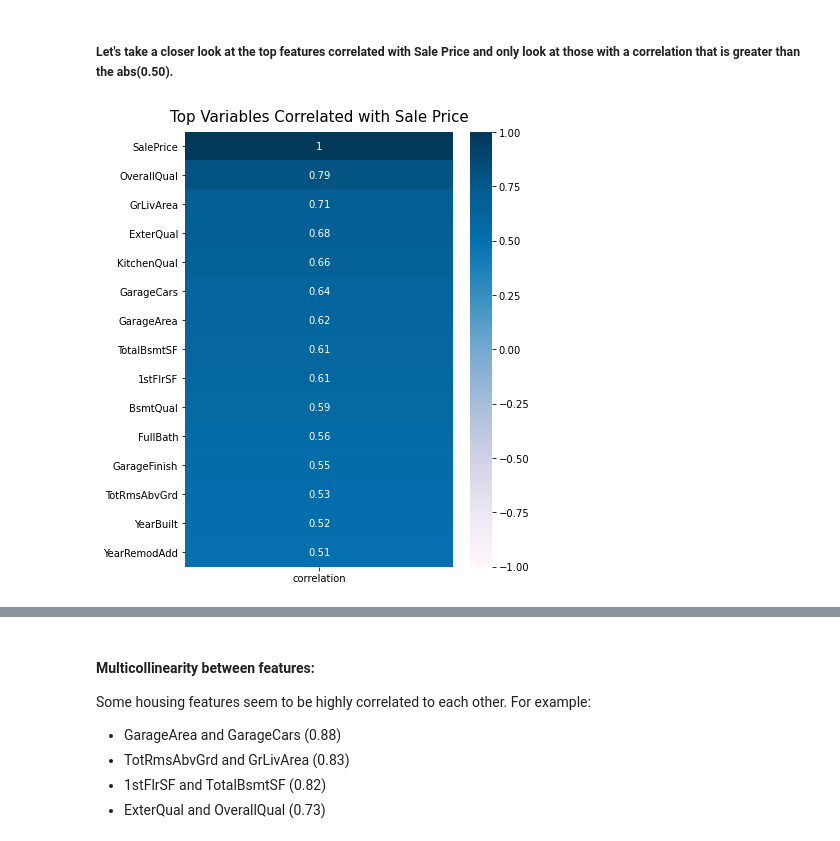
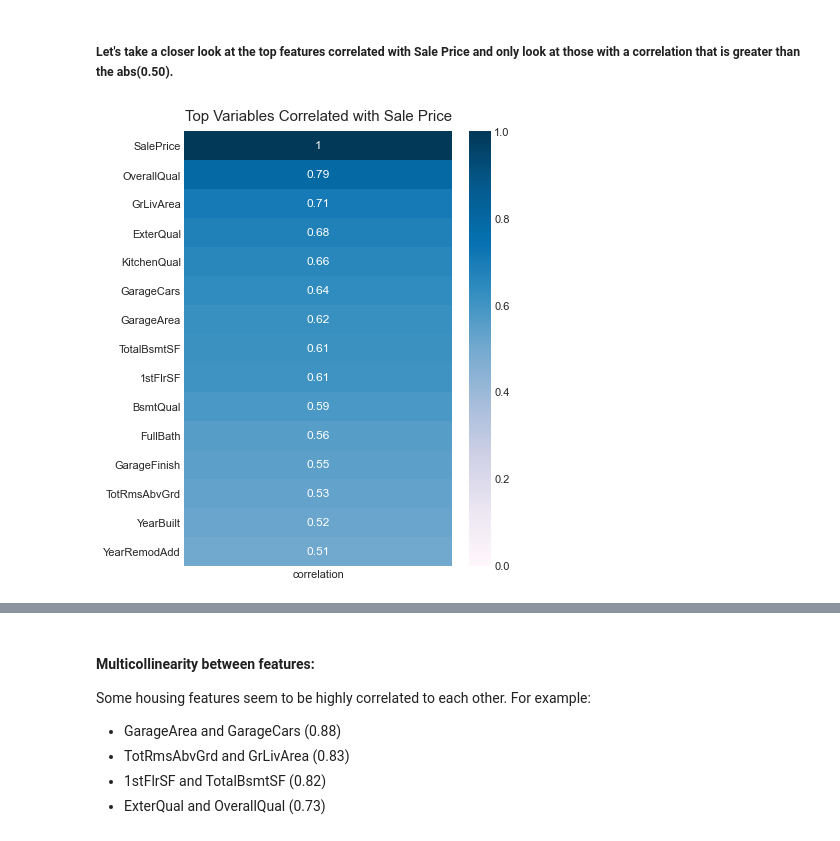
Before and after one commit to CS521-Burstein/final-project-alexmao0501, a Jupyter notebook: finalprojectv2.ipynb, the cells around one changed output, grey strips where cells are left out. Saved outputs shown, nothing was run; the diff lists cells and outputs as text; code cells hidden in the pictures.

```diff
--- a/finalprojectv2.ipynb
+++ b/finalprojectv2.ipynb
@@ -445,7 +445,7 @@ heat_saleprice_corr.set_title('Correlation with Sale Price', fontsize=15, y=1.01
 top_corr_saleprice = pd.DataFrame(housing.corrwith(housing.SalePrice)[abs(housing.corrwith(housing.SalePrice))>0.50].sort_values(ascending=False), columns = ['correlation'])
 # %%
 plt.figure(figsize=(6, 8))
-heat_saleprice_corr = sns.heatmap(top_corr_saleprice, vmin=-1, vmax=1,annot=True, cmap='PuBu')
+heat_saleprice_corr = sns.heatmap(top_corr_saleprice, vmin=0, vmax=1,annot=True, cmap='PuBu')
 heat_saleprice_corr.set_title('Top Variables Correlated with Sale Price', fontsize=15, y=1.01);
 # %% [output]
-[figure, old version]
+[figure, new version]
```
Also changed, not shown: parts of 21 cells of this notebook.
